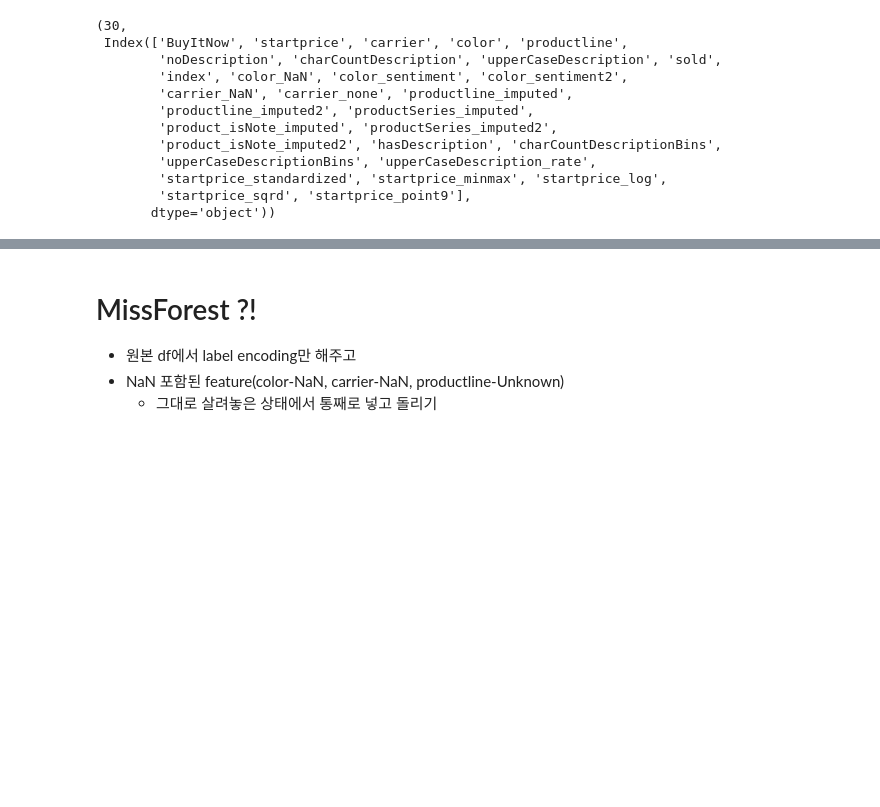
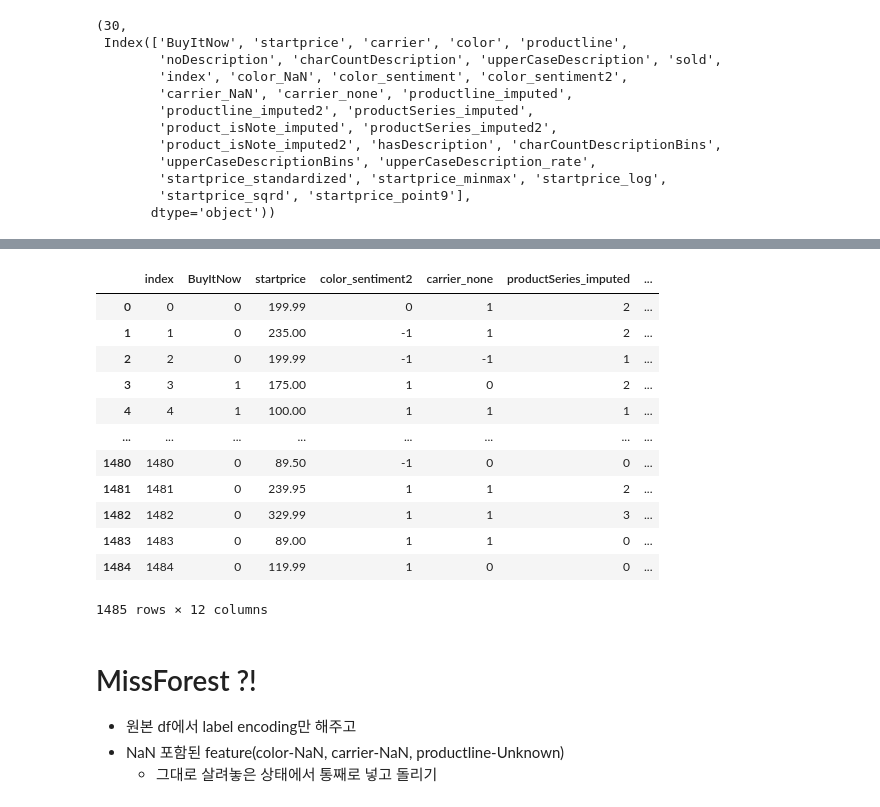
Before and after one commit to choigww/projects, a Jupyter notebook: ebay-galaxy-sold-predict/5-white-noise-extraction-2.ipynb, the cells around one changed output, grey strips where cells are left out. Saved outputs shown, nothing was run; the diff lists cells and outputs as text; code cells hidden in the pictures; blank space fills up the shorter version.

```diff
--- a/ebay-galaxy-sold-predict/5-white-noise-extraction-2.ipynb
+++ b/ebay-galaxy-sold-predict/5-white-noise-extraction-2.ipynb
@@ -555,3 +585,19 @@ naive_version(df).to_csv('./data/galaxy_final_naive.csv', encoding='utf-8-sig')
+# %%
+pd.read_csv('./data/galaxy_final_naive.csv', index_col=0)
+# %% [output]
+|  | index | BuyItNow | startprice | color_sentiment2 | carrier_none | productSeries_imputed | ... |
+| 0 | 0 | 0 | 199.99 | 0 | 1 | 2 | ... |
+| 1 | 1 | 0 | 235.00 | -1 | 1 | 2 | ... |
+| 2 | 2 | 0 | 199.99 | -1 | -1 | 1 | ... |
+| 3 | 3 | 1 | 175.00 | 1 | 0 | 2 | ... |
+| 4 | 4 | 1 | 100.00 | 1 | 1 | 1 | ... |
+| ... | ... | ... | ... | ... | ... | ... | ... |
+| 1480 | 1480 | 0 | 89.50 | -1 | 0 | 0 | ... |
+| 1481 | 1481 | 0 | 239.95 | 1 | 1 | 2 | ... |
+| 1482 | 1482 | 0 | 329.99 | 1 | 1 | 3 | ... |
+| 1483 | 1483 | 0 | 89.00 | 1 | 1 | 0 | ... |
+| 1484 | 1484 | 0 | 119.99 | 1 | 0 | 0 | ... |
+1485 rows × 12 columns
 # %% [markdown]
 # MissForest ?!
 - 원본 df에서 label encoding만 해주고
```
Also changed, not shown: parts of 5 cells of this notebook, 1 other file.
